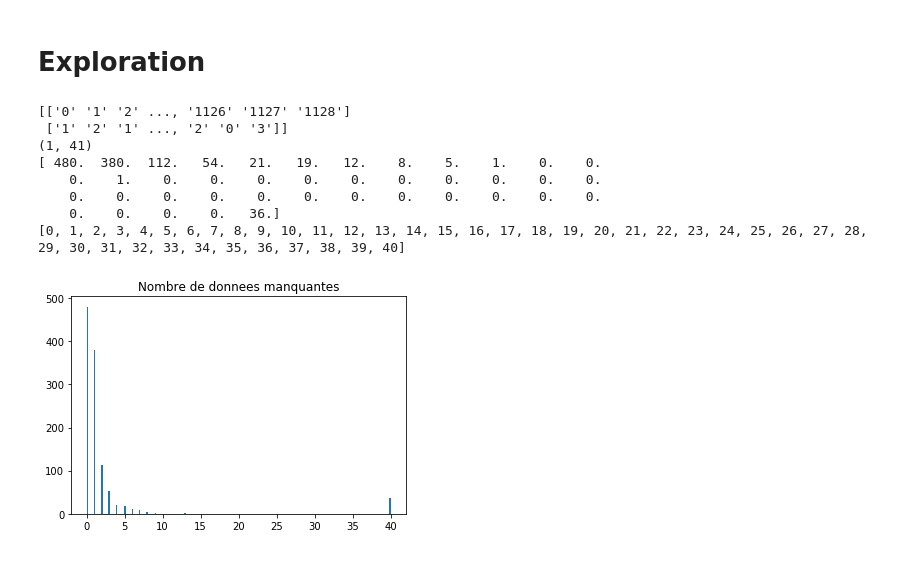
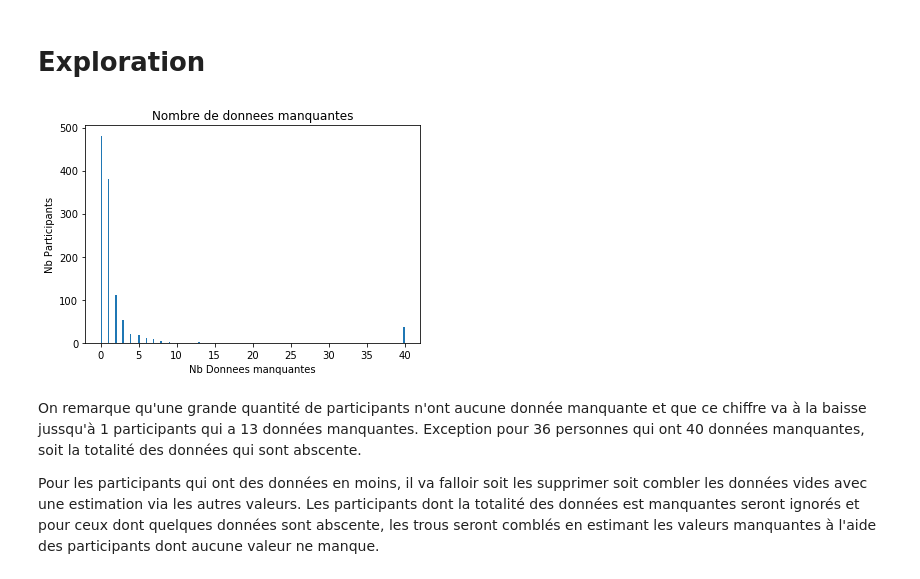
Before and after one commit to simon-baehler/LFA-Steroide, a Jupyter notebook: LFA_Projet_Baehler_Schowing.ipynb, the cells around one changed output. Cells and saved outputs as stored; diff of their text form; code cells hidden in the pictures.

```diff
--- a/LFA_Projet_Baehler_Schowing.ipynb
+++ b/LFA_Projet_Baehler_Schowing.ipynb
@@ -79,80 +79,66 @@ from random import randint
 from random import shuffle
 import glob
 import plotly.plotly as py
+import pylab as P
 
 %matplotlib inline
 
 
 
 
 # Skipogh Steroids_cat2.csv
 path = './datas/'
 
 # Reading file
 records_matrix = open(path + 'Skipogh Steroids_original.csv')
 
 # Reading the data
-matrice =  [l.strip().split(';') for l in records_matrix.readlines()[1::]]
+matrice =  [l.strip().split(';') for l in records_matrix.readlines()[0::]]
 
 # Reading the
 records_matrix.seek(0)
 steroid = records_matrix.readlines()[0].strip().split(';')
 
 # Conversion of read lists to ndarrays.
 matrice = np.array(matrice)
 steroid = np.array(steroid[1:])
 
-#print steroid
-#print matrice
+#Calcul du nombre de participants avec x € [0 - 40] données (stéroides) manquantes
+def missing_(matrice):
 
-missing_participant = []
+    missing_participant = []
 
-i = 0
-for participant in matrice:
-    missing_participant.append([participant[0]])
+    i = 0
+    for participant in matrice:
+        missing_participant.append([participant[0]])
 
-    missing = 0
-    for data in participant[1:-1]:
+        missing = 0
+        for data in participant[1:-1]:
 
-        if(data == ''):
-            missing = missing + 1
+            if(data == ''):
+                missing = missing + 1
 
-    missing_participant[i].append(missing)
-    i = i + 1
+        missing_participant[i].append(missing)
+        i = i + 1
 
 
-missing_participant = np.array(missing_participant)
-transposed = missing_participant.transpose()
-transposed_val_int = []
-for elem in transposed[1]:
-    transposed_val_int.append(int(elem))
-print transposed
+    missing_participant = np.array(missing_participant)
+    transposed = missing_participant.transpose()
+    transposed_val_int = []
+    for elem in transposed[1]:
+        transposed_val_int.append(int(elem))
 
 
-count_missing_data = [np.zeros(41)]
-count_missing_data = np.array(count_missing_data)
-print count_missing_data.shape
+    plt.ylabel("Nb Participants")
+    plt.xlabel("Nb Donnees manquantes")
+    plt.hist(transposed_val_int,  bins='auto')
+    plt.title("Nombre de donnees manquantes")
+    plt.show()
 
-count_missing_data = count_missing_data[0]
-count_missing_data
-
-for i in range(1129):
-    count_missing_data[int(transposed[1][i])] = count_missing_data[int(transposed[1][i])] + 1
-
-
-print count_missing_data
-print range(41)
-
-plt.hist(transposed_val_int,  bins='auto')
-plt.title("Nombre de donnees manquantes")
-plt.show()
+missing_(matrice)
 # %% [output]
-[['0' '1' '2' ..., '1126' '1127' '1128']
- ['1' '2' '1' ..., '2' '0' '3']]
-(1, 41)
-[ 480.  380.  112.   54.   21.   19.   12.    8.    5.    1.    0.    0.
-    0.    1.    0.    0.    0.    0.    0.    0.    0.    0.    0.    0.
-    0.    0.    0.    0.    0.    0.    0.    0.    0.    0.    0.    0.
-    0.    0.    0.    0.   36.]
-[0, 1, 2, 3, 4, 5, 6, 7, 8, 9, 10, 11, 12, 13, 14, 15, 16, 17, 18, 19, 20, 21, 22, 23, 24, 25, 26, 27, 28, 29, 30, 31, 32, 33, 34, 35, 36, 37, 38, 39, 40]
-[figure, old version]
+[figure, new version]
+# %% [markdown]
+On remarque qu'une grande quantité de participants n'ont aucune donnée manquante et que ce chiffre va à la baisse jussqu'à 1 participants qui a 13 données manquantes. Exception pour 36 personnes qui ont 40 données manquantes, soit la totalité des données qui sont abscente.
+
+Pour les participants qui ont des données en moins, il va falloir soit les supprimer soit combler les données vides avec une estimation via les autres valeurs. Les participants dont la totalité des données est manquantes seront ignorés et pour ceux dont quelques données sont abscente, les trous seront comblés en estimant les valeurs manquantes à l'aide des participants dont aucune valeur ne manque.
```
Also changed, not shown: parts of 5 cells of this notebook.
